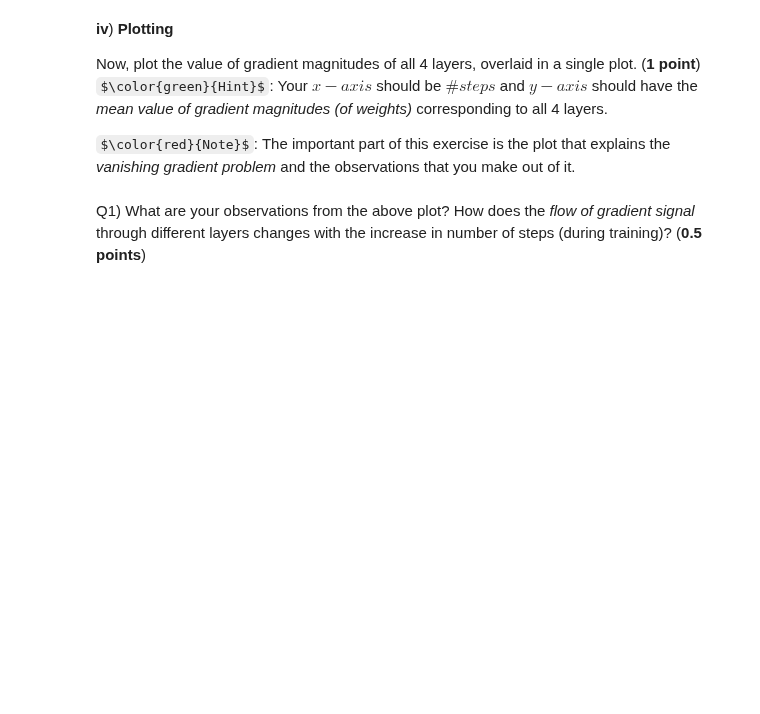
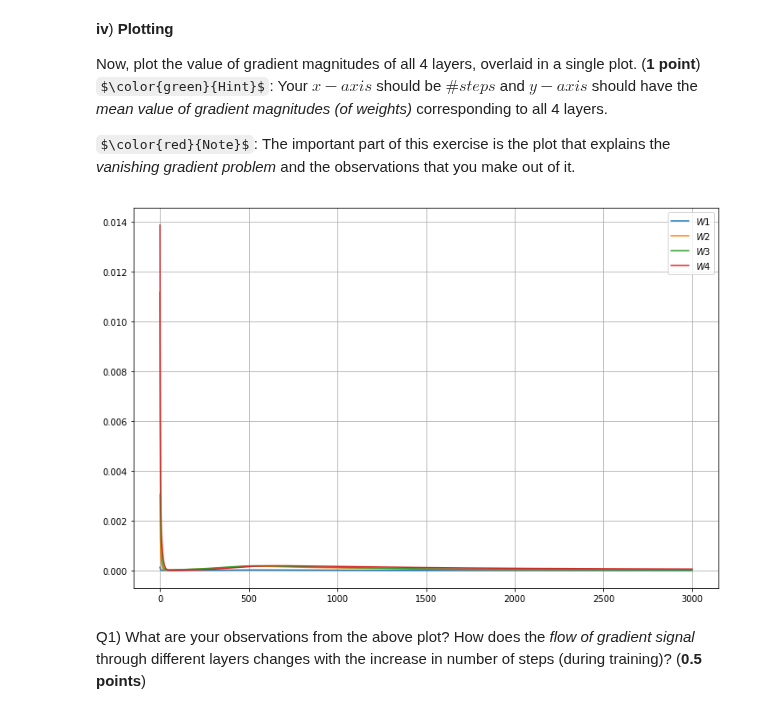
Before and after one commit to Rende/nnia_18, a Jupyter notebook: assignment8_aydan.ipynb, the cells around one changed output. Cells and saved outputs as stored; diff of their text form; code cells hidden in the pictures; some formulas as TeX source; blank space fills up the shorter version.

```diff
--- a/assignment8_aydan.ipynb
+++ b/assignment8_aydan.ipynb
@@ -232,3 +343,17 @@ $\color{red}{Note}$: The important part of this exercise is the plot that explai
+# %%
+# TODO: implement plotting
+#
+#
+
+steps = np.arange(epochs)
+plt.plot(steps, w1_list, label="$W1$");
+plt.plot(steps, w2_list, label="$W2$");
+plt.plot(steps, w3_list, label="$W3$");
+plt.plot(steps, w4_list, label="$W4$");
+plt.legend()
+plt.grid()
+# %% [output]
+[figure, added]
 # %% [markdown]
 Q1) What are your observations from the above plot? How does the *flow of gradient signal* through different layers changes with the increase in number of steps (during training)? (**0.5 points**)
 # %% [markdown]
```
Also changed, not shown: parts of 10 cells of this notebook.
